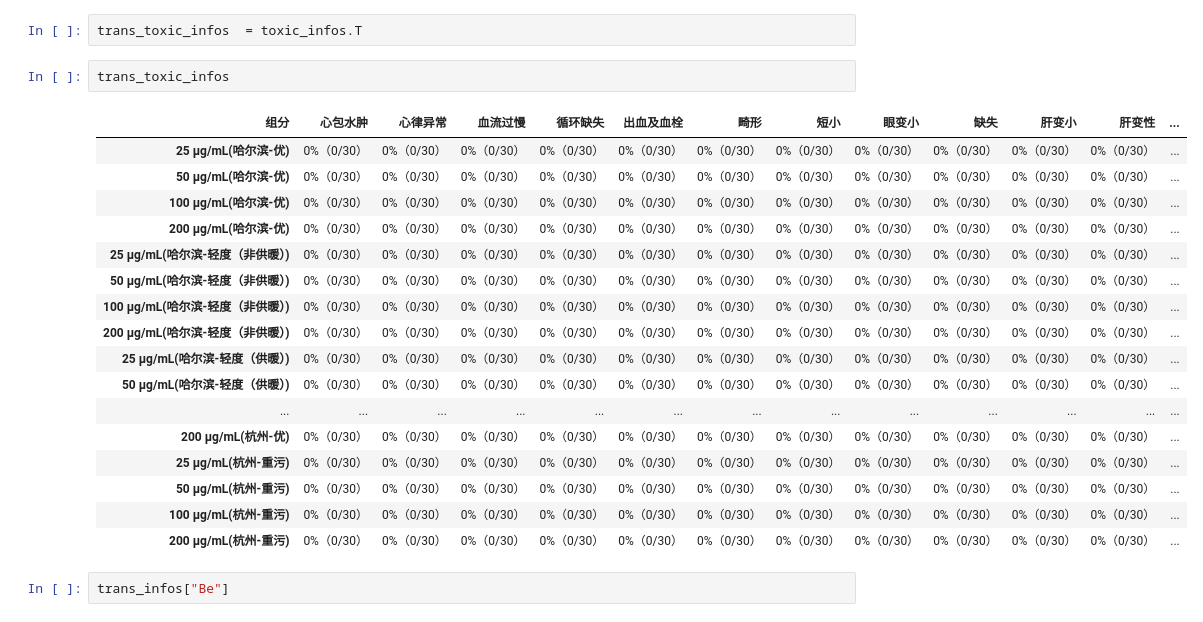
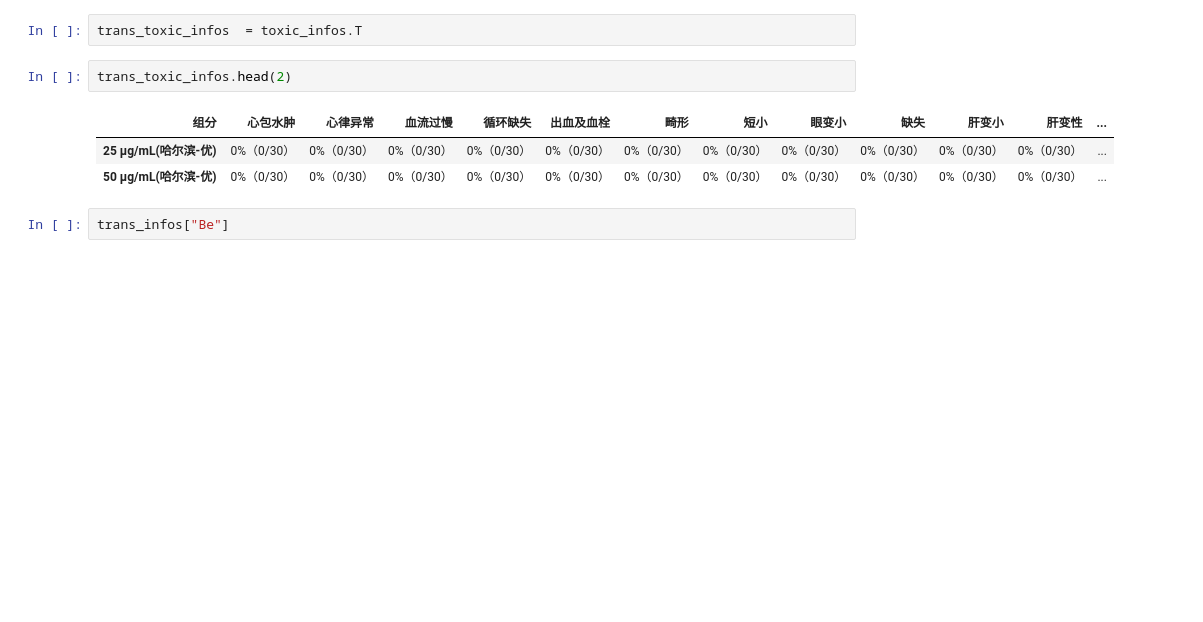
Before and after one commit to NannanSun0672/PMAnalysis, a Jupyter notebook: codes/codes.ipynb, the cells around one changed output. Drawn from its saved outputs; the diff is of its cells as text; blank space fills up the shorter version.

```diff
--- a/codes/codes.ipynb
+++ b/codes/codes.ipynb
@@ -79,25 +51,11 @@ toxic_infos = pd.read_excel(toxic_path,index_col="组分")
 # %%
 trans_toxic_infos  = toxic_infos.T
 # %%
-trans_toxic_infos
+trans_toxic_infos.head(2)
 # %% [output]
 | 组分 | 心包水肿 | 心律异常 | 血流过慢 | 循环缺失 | 出血及血栓 | 畸形 | 短小 | 眼变小 | 缺失 | 肝变小 | 肝变性 | ... |
 | 25 µg/mL(哈尔滨-优) | 0%（0/30） | 0%（0/30） | 0%（0/30） | 0%（0/30） | 0%（0/30） | 0%（0/30） | 0%（0/30） | 0%（0/30） | 0%（0/30） | 0%（0/30） | 0%（0/30） | ... |
 | 50 µg/mL(哈尔滨-优) | 0%（0/30） | 0%（0/30） | 0%（0/30） | 0%（0/30） | 0%（0/30） | 0%（0/30） | 0%（0/30） | 0%（0/30） | 0%（0/30） | 0%（0/30） | 0%（0/30） | ... |
-| 100 µg/mL(哈尔滨-优) | 0%（0/30） | 0%（0/30） | 0%（0/30） | 0%（0/30） | 0%（0/30） | 0%（0/30） | 0%（0/30） | 0%（0/30） | 0%（0/30） | 0%（0/30） | 0%（0/30） | ... |
-| 200 µg/mL(哈尔滨-优) | 0%（0/30） | 0%（0/30） | 0%（0/30） | 0%（0/30） | 0%（0/30） | 0%（0/30） | 0%（0/30） | 0%（0/30） | 0%（0/30） | 0%（0/30） | 0%（0/30） | ... |
-| 25 µg/mL(哈尔滨-轻度（非供暖）) | 0%（0/30） | 0%（0/30） | 0%（0/30） | 0%（0/30） | 0%（0/30） | 0%（0/30） | 0%（0/30） | 0%（0/30） | 0%（0/30） | 0%（0/30） | 0%（0/30） | ... |
-| 50 µg/mL(哈尔滨-轻度（非供暖）) | 0%（0/30） | 0%（0/30） | 0%（0/30） | 0%（0/30） | 0%（0/30） | 0%（0/30） | 0%（0/30） | 0%（0/30） | 0%（0/30） | 0%（0/30） | 0%（0/30） | ... |
-| 100 µg/mL(哈尔滨-轻度（非供暖）) | 0%（0/30） | 0%（0/30） | 0%（0/30） | 0%（0/30） | 0%（0/30） | 0%（0/30） | 0%（0/30） | 0%（0/30） | 0%（0/30） | 0%（0/30） | 0%（0/30） | ... |
-| 200 µg/mL(哈尔滨-轻度（非供暖）) | 0%（0/30） | 0%（0/30） | 0%（0/30） | 0%（0/30） | 0%（0/30） | 0%（0/30） | 0%（0/30） | 0%（0/30） | 0%（0/30） | 0%（0/30） | 0%（0/30） | ... |
-| 25 µg/mL(哈尔滨-轻度（供暖）) | 0%（0/30） | 0%（0/30） | 0%（0/30） | 0%（0/30） | 0%（0/30） | 0%（0/30） | 0%（0/30） | 0%（0/30） | 0%（0/30） | 0%（0/30） | 0%（0/30） | ... |
-| 50 µg/mL(哈尔滨-轻度（供暖）) | 0%（0/30） | 0%（0/30） | 0%（0/30） | 0%（0/30） | 0%（0/30） | 0%（0/30） | 0%（0/30） | 0%（0/30） | 0%（0/30） | 0%（0/30） | 0%（0/30） | ... |
-| ... | ... | ... | ... | ... | ... | ... | ... | ... | ... | ... | ... | ... |
-| 200 µg/mL(杭州-优) | 0%（0/30） | 0%（0/30） | 0%（0/30） | 0%（0/30） | 0%（0/30） | 0%（0/30） | 0%（0/30） | 0%（0/30） | 0%（0/30） | 0%（0/30） | 0%（0/30） | ... |
-| 25 µg/mL(杭州-重污) | 0%（0/30） | 0%（0/30） | 0%（0/30） | 0%（0/30） | 0%（0/30） | 0%（0/30） | 0%（0/30） | 0%（0/30） | 0%（0/30） | 0%（0/30） | 0%（0/30） | ... |
-| 50 µg/mL(杭州-重污) | 0%（0/30） | 0%（0/30） | 0%（0/30） | 0%（0/30） | 0%（0/30） | 0%（0/30） | 0%（0/30） | 0%（0/30） | 0%（0/30） | 0%（0/30） | 0%（0/30） | ... |
-| 100 µg/mL(杭州-重污) | 0%（0/30） | 0%（0/30） | 0%（0/30） | 0%（0/30） | 0%（0/30） | 0%（0/30） | 0%（0/30） | 0%（0/30） | 0%（0/30） | 0%（0/30） | 0%（0/30） | ... |
-| 200 µg/mL(杭州-重污) | 0%（0/30） | 0%（0/30） | 0%（0/30） | 0%（0/30） | 0%（0/30） | 0%（0/30） | 0%（0/30） | 0%（0/30） | 0%（0/30） | 0%（0/30） | 0%（0/30） | ... |
 # %%
 trans_infos["Be"]
 # %% [output]
```
Also changed, not shown: parts of 20 cells of this notebook.
